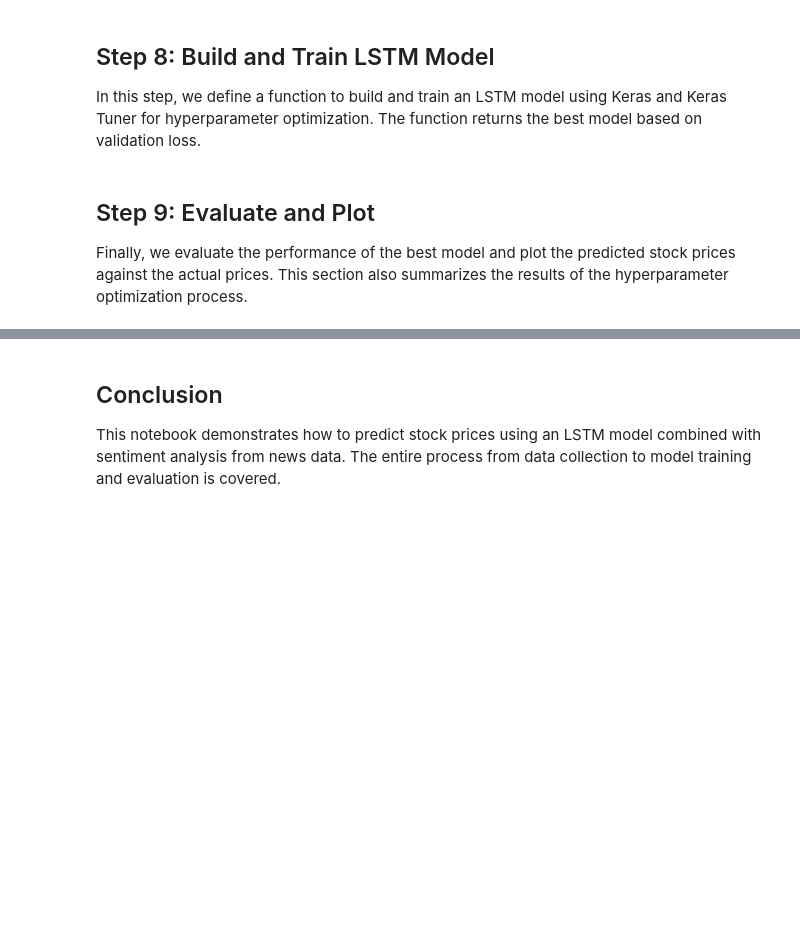
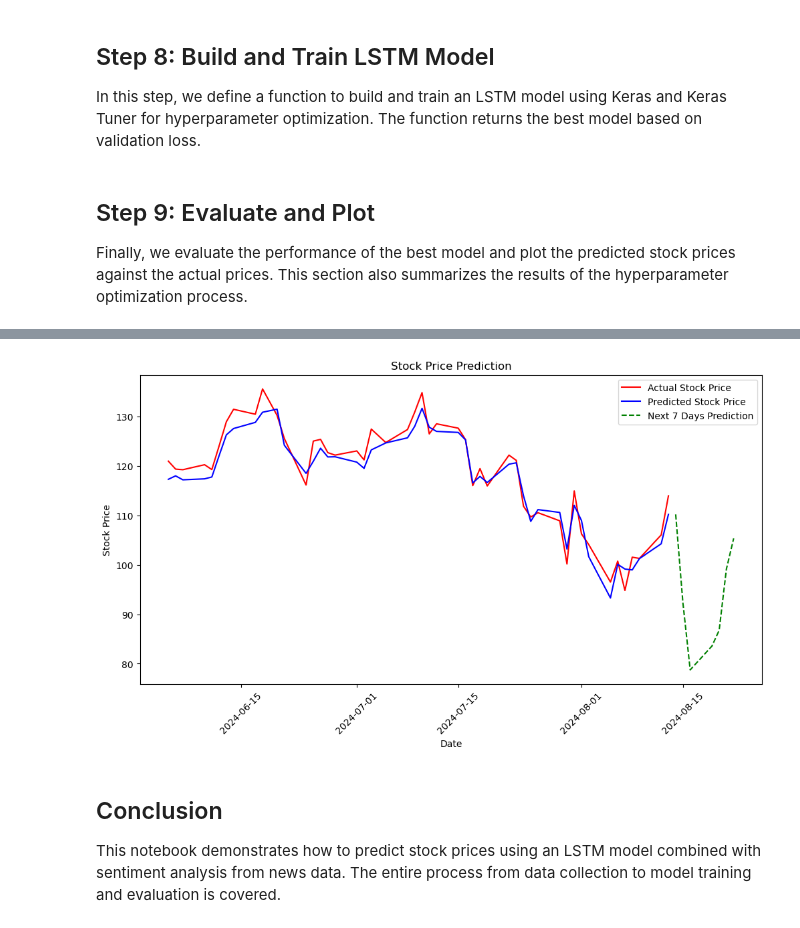
Before and after one commit to msc35/stock-price-forecast-LSTM-with-sentiment-analysis, a Jupyter notebook: LSTM_based_stock_price_forecast.ipynb, the cells around one changed output, grey strips where cells are left out. Saved outputs shown, nothing was run; the diff lists cells and outputs as text; code cells hidden in the pictures; blank space fills up the shorter version.

```diff
--- a/LSTM_based_stock_price_forecast.ipynb
+++ b/LSTM_based_stock_price_forecast.ipynb
@@ -232,0 +250,71 @@ Total elapsed time: 00h 01m 15s
+# %%
+features = ['Open', 'High', 'Low', 'Close', 'Volume', 'sentiment_score', 'ma5', 'ma10']
+### Predict next 7 days using the last available feature values
+last_sequence = combined_data[features].values[-1:]
+last_sequence = np.reshape(last_sequence, (1, 1, last_sequence.shape[1]))
+
+# Placeholder for the predictions
+future_predictions = []
+
+# Predict the next 7 days
+for i in range(7):
+    # Predict the next day's price
+    predicted_price = best_model.predict(last_sequence)
+
+    # Append the predicted price to the list
+    future_predictions.append(predicted_price[0][0])
+
+    # For future predictions, use the last day's feature values
+    # This includes using the last day's sentiment score
+    new_sequence = np.append(last_sequence[:, :, 1:], predicted_price.reshape(1, 1, 1), axis=2)
+
+    # Optionally: You can keep sentiment as the last day's sentiment or set it to 0 (neutral)
+    new_sequence[:, :, -1] = last_sequence[:, :, -1]  # Keep sentiment from the last day (or set to 0 if neutral)
+
+    # Update the last sequence to be used for the next prediction
+    last_sequence = new_sequence
+
+# Convert predictions to a numpy array
+future_predictions = np.array(future_predictions)
+
+# Generate future dates starting from the last date in the dataset
+last_date = pd.to_datetime(combined_data['Date'].values[-1])
+future_dates = pd.date_range(last_date + pd.Timedelta(days=1), periods=7, freq='B')
+
+### Unscale the data
+def unscale(data, scaler, feature_index):
+    """Function to unscale data using the original scaler and feature index."""
+    min_val = scaler.data_min_[feature_index]
+    max_val = scaler.data_max_[feature_index]
+    return data * (max_val - min_val) + min_val
+
+# Unscale the test data (y_test)
+unscaled_y_test = unscale(y_test, scaler, 3)  # Assuming 'Close' is the 4th feature, index 3
+
+# Unscale the predicted data on the test set
+unscaled_predicted_test = unscale(best_model.predict(X_test), scaler, 3)
+
+# Unscale the future predictions
+unscaled_future_predictions = unscale(future_predictions, scaler, 3)
+
+### Plot Test Data, Existing Predictions, and Next 7 Days Predictions
+
+plt.figure(figsize=(12, 6))
+
+# Plot the actual stock prices (unscaled test data)
+plt.plot(combined_data['Date'].values[-len(y_test):], unscaled_y_test, color='red', label='Actual Stock Price')
+
+# Plot the predicted stock prices (unscaled test set predictions)
+plt.plot(combined_data['Date'].values[-len(y_test):], unscaled_predicted_test, color='blue', label='Predicted Stock Price')
+
+# Plot the predicted stock prices for the next 7 days (unscaled)
+plt.plot(future_dates, unscaled_future_predictions, color='green', linestyle='--', label='Next 7 Days Prediction')
+
+# Format the plot
+plt.title('Stock Price Prediction')
+plt.xlabel('Date')
+plt.ylabel('Stock Price')
+plt.legend()
+plt.xticks(rotation=45)
+plt.show()
+# %% [output]
@@ -233,3 +329,4 @@ Total elapsed time: 00h 01m 15s
+[figure, added]
 # %% [markdown]
 ## Conclusion
 
```
Also changed, not shown: parts of 10 cells of this notebook.
